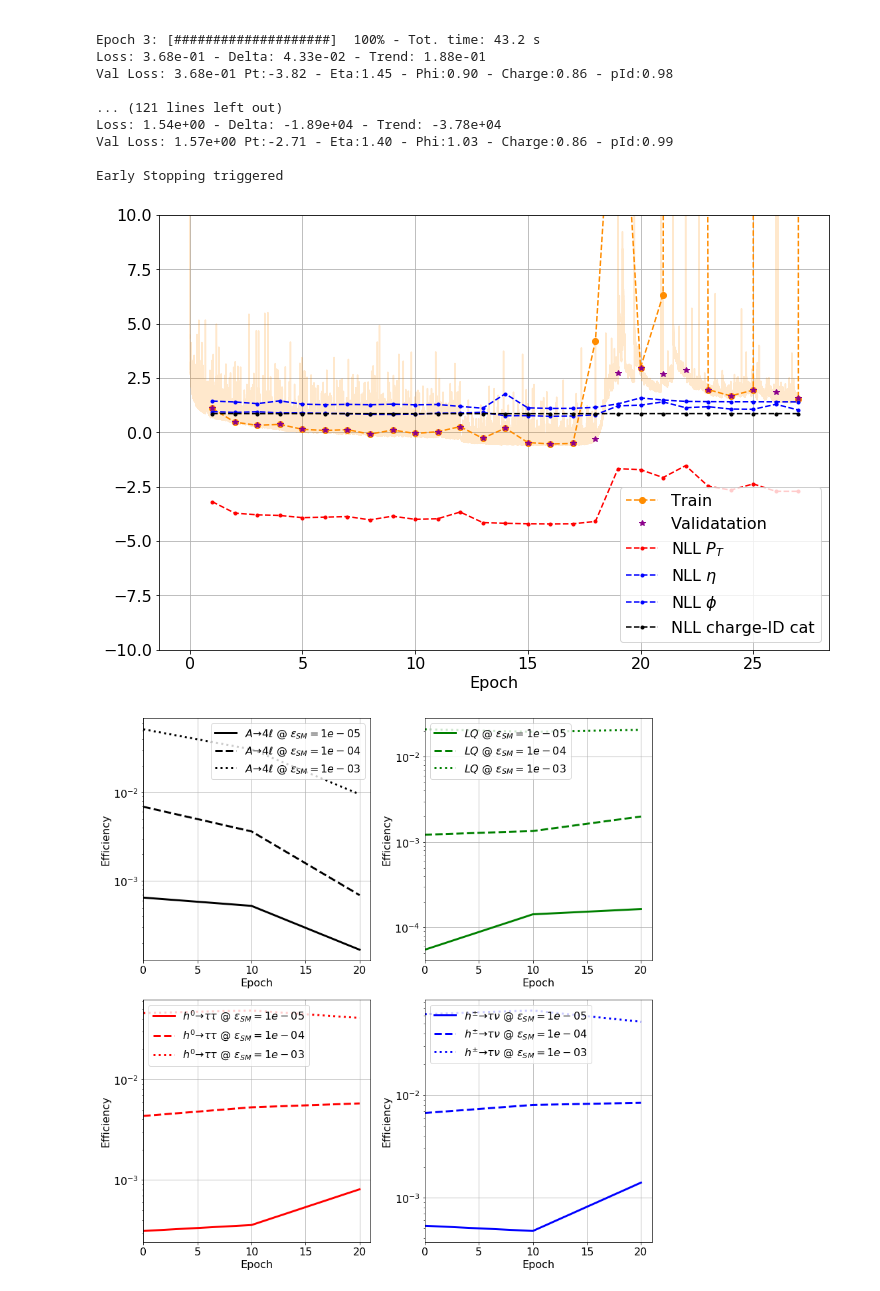
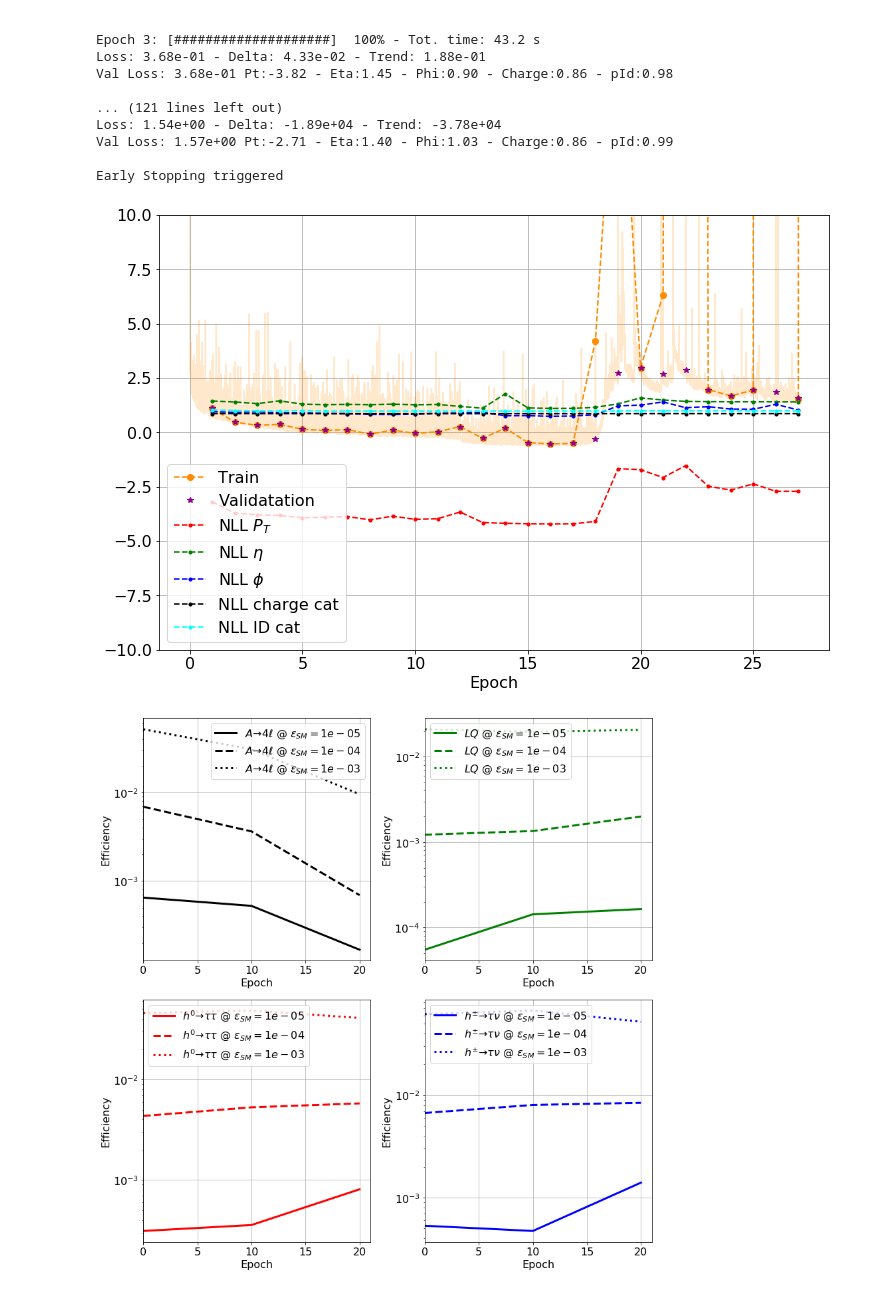
Before and after one commit to ocerri/ParticleBasedAnomalyDetection, a Jupyter notebook: denseAE/dAE_v12.ipynb, the cells around one changed output. Saved outputs shown, nothing was run; the diff lists cells and outputs as text; code cells hidden in the pictures.

```diff
--- a/denseAE/dAE_v12.ipynb
+++ b/denseAE/dAE_v12.ipynb
@@ -453,36 +453,37 @@ Early Stopping triggered
 loss_history['train'] = np.array(loss_history['train'])
 matplotlib.rcParams.update({'font.size': 16})
 
 f = plt.figure(figsize=(12,8))
 
 train_loss_flat = loss_history['train'].flatten()
 x = np.arange(1, train_loss_flat.shape[0]+1) * float(loss_history['train'].shape[0])/train_loss_flat.shape[0]
 plt.plot(x, train_loss_flat, '-', alpha=0.2, color='darkorange')
 
 x = np.arange(1, loss_history['train'].shape[0]+1)
 plt.plot(x, loss_history['train'][:,-1], 'o--', label='Train', color='darkorange')
 plt.plot(x, loss_history['val'], '*', label='Validatation', color='darkmagenta')
 
 lval_feat = np.array(loss_history['val_feat'])
 plt.plot(x, lval_feat[:,0], '--.', label='NLL $P_T$', color='r')
-plt.plot(x, lval_feat[:,1], '--.', label='NLL $\eta$', color='b')
+plt.plot(x, lval_feat[:,1], '--.', label='NLL $\eta$', color='g')
 plt.plot(x, lval_feat[:,2], '--.', label='NLL $\phi$', color='b')
-plt.plot(x, lval_feat[:,3], '--.', label='NLL charge-ID cat', color='k')
+plt.plot(x, lval_feat[:,3], '--.', label='NLL charge cat', color='k')
+plt.plot(x, lval_feat[:,4], '--.', label='NLL ID cat', color='cyan')
 
 plt.xlabel('Epoch')
 plt.grid()
 plt.legend(loc='best')
 # plt.yscale('log')
 # plt.ylim(0.9*np.min(train_loss_flat), 1.1*np.max(loss_history['train'][1:, -1]))
 plt.ylim(-10, 10)
 
 f.savefig('plots/TrainingHistory_dAE_v'+AEversion+'.png')
 
 f = open('data/TrainingHistory_dAE_v'+AEversion+'.pkl', 'wb')
 pickle.dump(loss_history, f)
 f.close()
 # %% [output]
-[figure, old version]
+[figure, new version]
 # %%
 f, ax_arr = plt.subplots(2,2, figsize=(12,12))
 styles = ['-', '--', ':']
```
Also changed, not shown: 25 other files.
